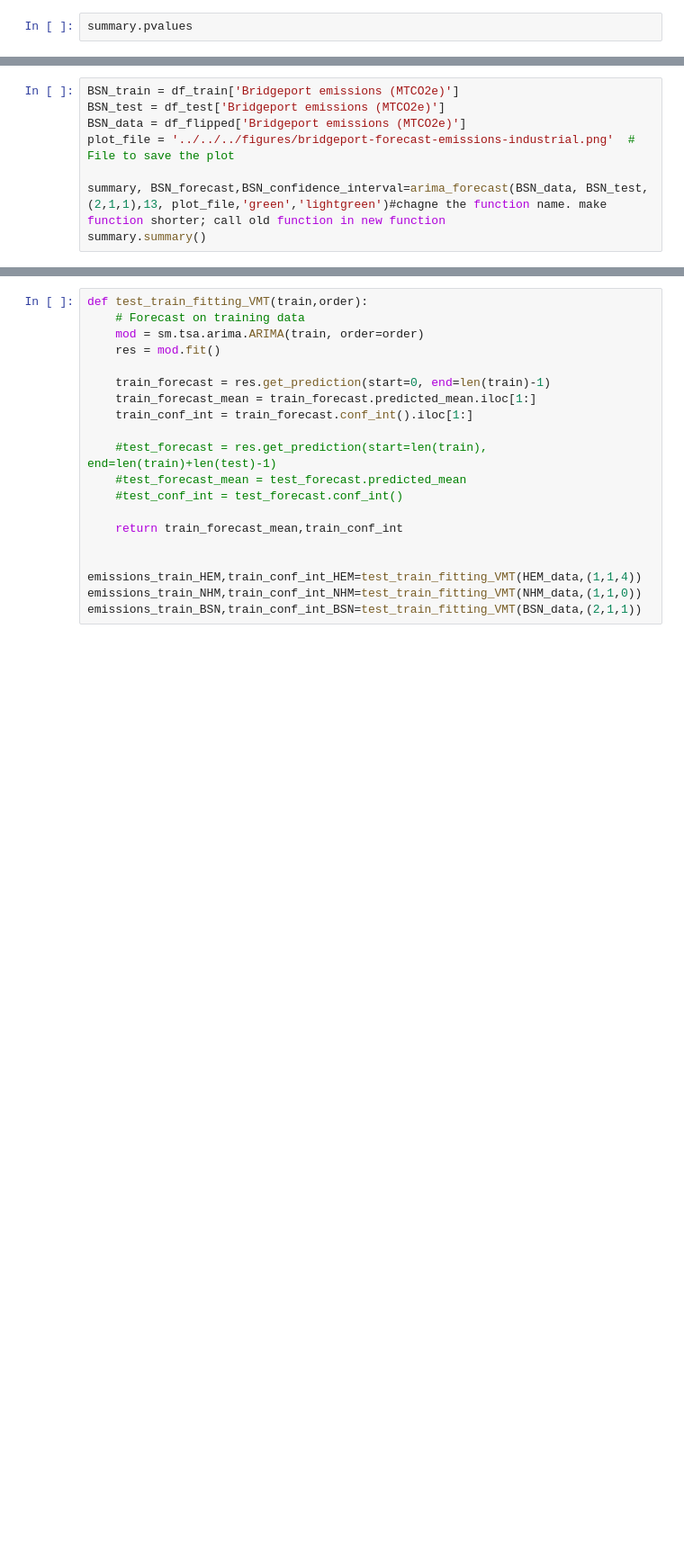
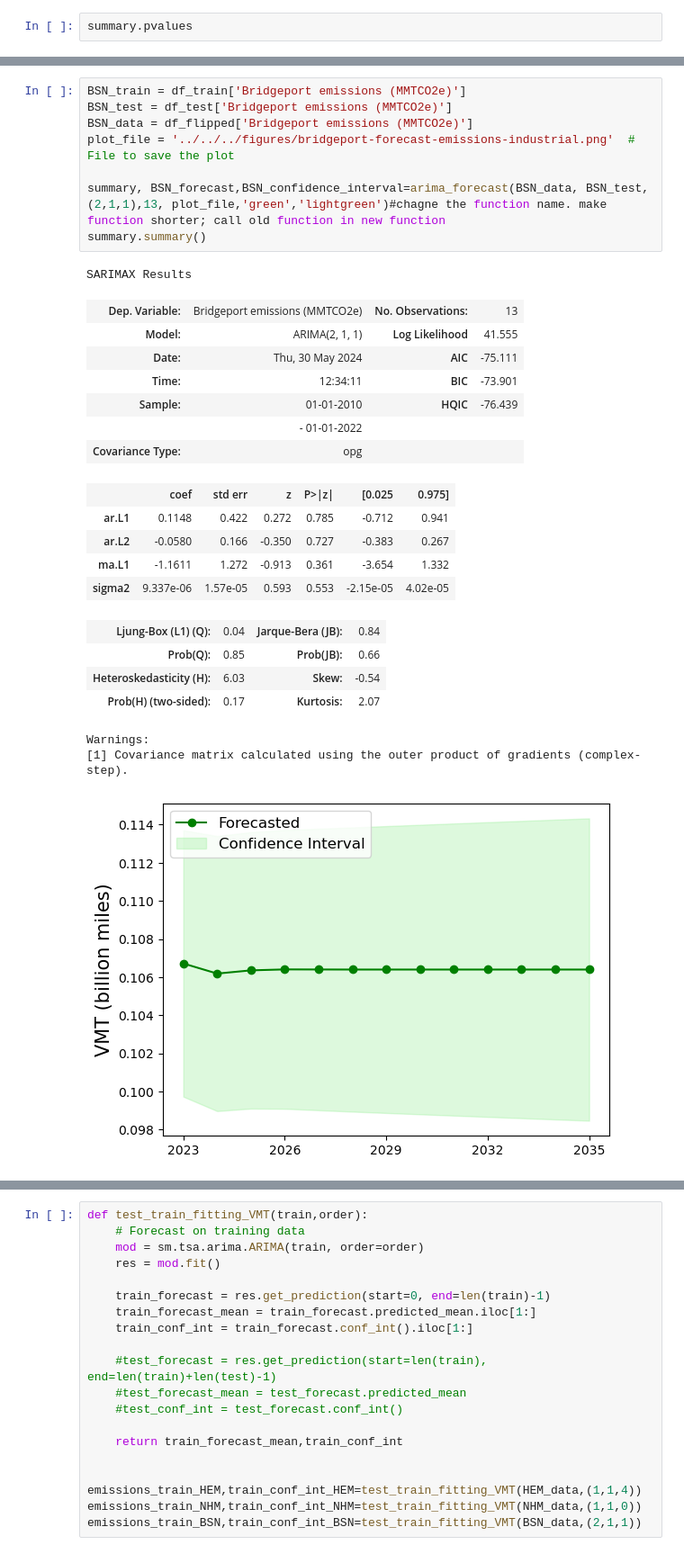
Before and after one commit to narslab/tracking-msa-ghg, a Jupyter notebook: bin/jupyter/emissions-projection/msa-industrial-forecast.ipynb, the cells around one changed output, grey strips where cells are left out. Shown at 90% size. Saved outputs shown, nothing was run; the diff lists cells and outputs as text; blank space fills up the shorter version.

```diff
--- a/bin/jupyter/emissions-projection/msa-industrial-forecast.ipynb
+++ b/bin/jupyter/emissions-projection/msa-industrial-forecast.ipynb
@@ -806,10 +829,31 @@ print(mae, rmse, mape)
 # %%
-BSN_train = df_train['Bridgeport emissions (MTCO2e)']
-BSN_test = df_test['Bridgeport emissions (MTCO2e)']
-BSN_data = df_flipped['Bridgeport emissions (MTCO2e)']
+BSN_train = df_train['Bridgeport emissions (MMTCO2e)']
+BSN_test = df_test['Bridgeport emissions (MMTCO2e)']
+BSN_data = df_flipped['Bridgeport emissions (MMTCO2e)']
 plot_file = '../../../figures/bridgeport-forecast-emissions-industrial.png'  # File to save the plot
 
 summary, BSN_forecast,BSN_confidence_interval=arima_forecast(BSN_data, BSN_test,(2,1,1),13, plot_file,'green','lightgreen')#chagne the function name. make function shorter; call old function in new function
 summary.summary()
+# %% [output]
+SARIMAX Results
+| Dep. Variable: | Bridgeport emissions (MMTCO2e) | No. Observations: | 13 |
+| Model: | ARIMA(2, 1, 1) | Log Likelihood | 41.555 |
+| Date: | Thu, 30 May 2024 | AIC | -75.111 |
+| Time: | 12:34:11 | BIC | -73.901 |
+| Sample: | 01-01-2010 | HQIC | -76.439 |
+|  | - 01-01-2022 |  |  |
+| Covariance Type: | opg |  |  |
+|  | coef | std err | z | P>|z| | [0.025 | 0.975] |
+| ar.L1 | 0.1148 | 0.422 | 0.272 | 0.785 | -0.712 | 0.941 |
+| ar.L2 | -0.0580 | 0.166 | -0.350 | 0.727 | -0.383 | 0.267 |
+| ma.L1 | -1.1611 | 1.272 | -0.913 | 0.361 | -3.654 | 1.332 |
+| sigma2 | 9.337e-06 | 1.57e-05 | 0.593 | 0.553 | -2.15e-05 | 4.02e-05 |
+| Ljung-Box (L1) (Q): | 0.04 | Jarque-Bera (JB): | 0.84 |
+| Prob(Q): | 0.85 | Prob(JB): | 0.66 |
+| Heteroskedasticity (H): | 6.03 | Skew: | -0.54 |
+| Prob(H) (two-sided): | 0.17 | Kurtosis: | 2.07 |
+Warnings:
+[1] Covariance matrix calculated using the outer product of gradients (complex-step).
+[figure, added]
 # %%
 summary.pvalues
```
Also changed, not shown: parts of 8 cells of this notebook, 38 other files.
